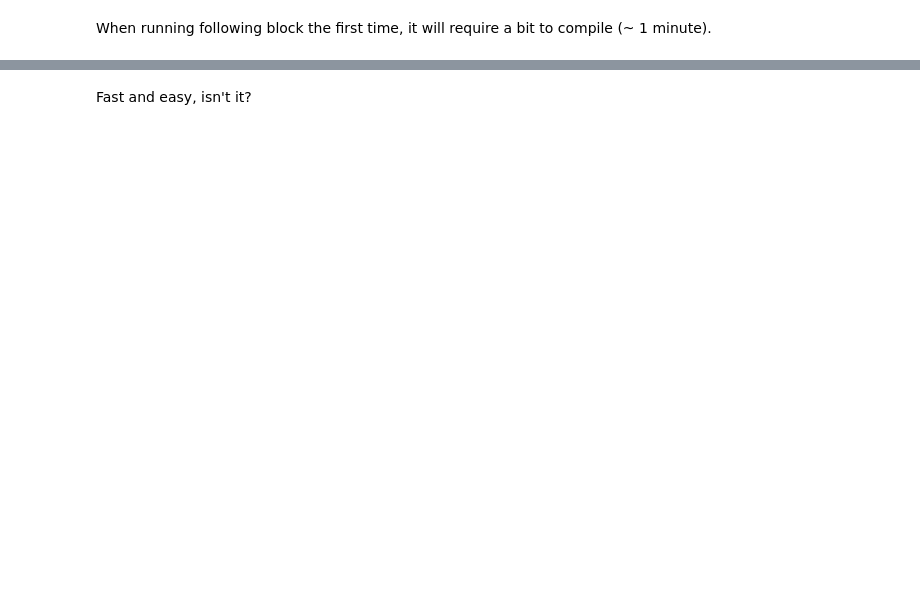
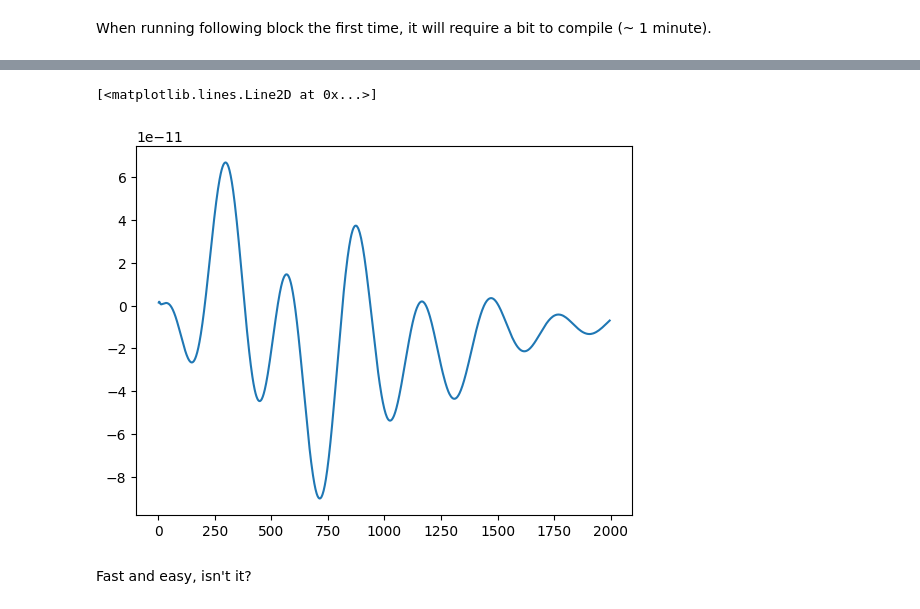
Before and after one commit to CosmologicalEmulators/PyCapse, a Jupyter notebook: notebooks/example_PyCapse.ipynb, the cells around one changed output, grey strips where cells are left out. Cells and saved outputs as stored; diff of their text form; code cells hidden in the pictures; blank space fills up the shorter version.

```diff
--- a/notebooks/example_PyCapse.ipynb
+++ b/notebooks/example_PyCapse.ipynb
@@ -39,4 +50,7 @@ plt.plot(ℓ, ℓ*(ℓ+1)*CℓEE)
 # %%
-plt.plot(ℓ, ℓ*(ℓ+1)*CℓTE)
+plt.plot(ℓEE_TE, ℓEE_TE*(ℓEE_TE+1)*CℓTE)
+# %% [output]
+[<matplotlib.lines.Line2D at 0x...>]
+[figure, added]
 # %% [markdown]
 Fast and easy, isn't it?
```
Also changed, not shown: parts of 9 cells of this notebook, 3 other files.
